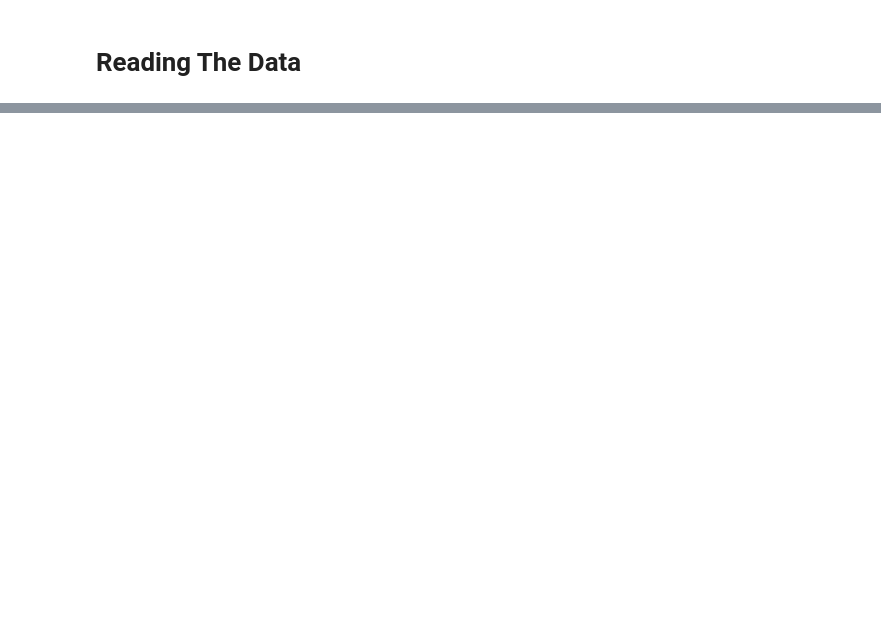
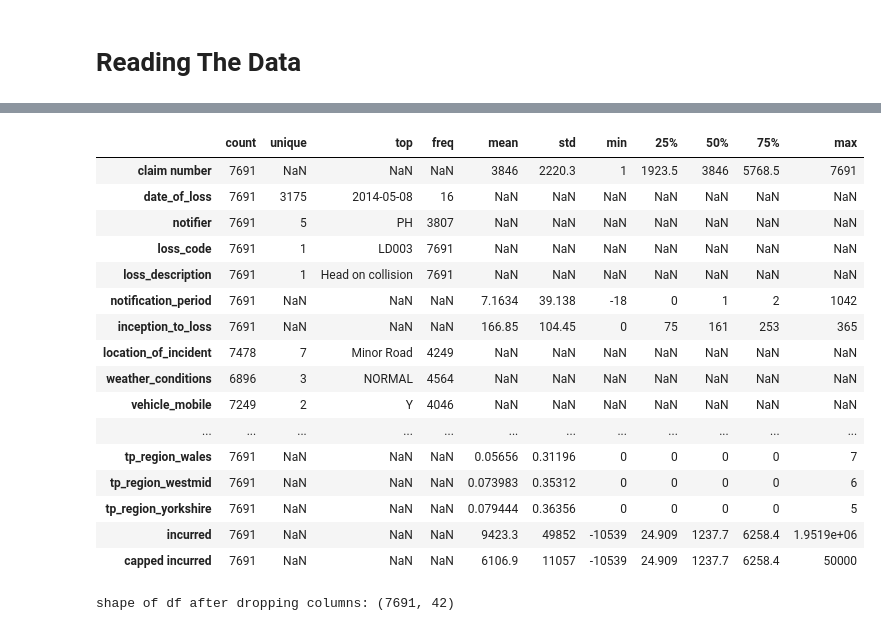
Before and after one commit to qusai238/fnol_modelling, a Jupyter notebook: notebooks/fnol_analysis.ipynb, the cells around one changed output, grey strips where cells are left out. Drawn from its saved outputs; the diff is of its cells as text; code cells hidden in the pictures; blank space fills up the shorter version.

Commit message:
feature engineering and EDA and adding some helper functions

```diff
--- a/notebooks/fnol_analysis.ipynb
+++ b/notebooks/fnol_analysis.ipynb
@@ -87,0 +98,8 @@ plt.show()
+# %%
+# noticed some abnormal entries in the data like N/k, n/k, #
+# will replace them with np.nan
+print(df['ph_considered_tp_at_fault'].value_counts(), '\n')
+print(df['location_of_incident'].value_counts())
+
+# apply the function to replace abnormal entries
+df = replace_abnormal_entries(df)
@@ -87,0 +145,40 @@ plt.show()
+# %%
+df.describe(include='all').transpose()
+
+#### notes
+# notfication period has negative values
+# tp_type_insd_pass_front is all zeros
+# tp_type_pass_multi is all zeros
+# loss code and loss description have only one value
+# try creating cyclical/new time based features from existing time based features
+
+### columns not sure what they mean
+# tp_type_insd_pass_back
+# tp_type_insd_pass_back
+# tp_type_driver
+# tp_type_pass_back
+# tp_type_pass_front
+# %% [output]
+|  | count | unique | top | freq | mean | std | min | 25% | 50% | 75% | max |
+| claim number | 7691 | NaN | NaN | NaN | 3846 | 2220.3 | 1 | 1923.5 | 3846 | 5768.5 | 7691 |
+| date_of_loss | 7691 | 3175 | 2014-05-08 | 16 | NaN | NaN | NaN | NaN | NaN | NaN | NaN |
+| notifier | 7691 | 5 | PH | 3807 | NaN | NaN | NaN | NaN | NaN | NaN | NaN |
+| loss_code | 7691 | 1 | LD003 | 7691 | NaN | NaN | NaN | NaN | NaN | NaN | NaN |
+| loss_description | 7691 | 1 | Head on collision | 7691 | NaN | NaN | NaN | NaN | NaN | NaN | NaN |
+| notification_period | 7691 | NaN | NaN | NaN | 7.1634 | 39.138 | -18 | 0 | 1 | 2 | 1042 |
+| inception_to_loss | 7691 | NaN | NaN | NaN | 166.85 | 104.45 | 0 | 75 | 161 | 253 | 365 |
+| location_of_incident | 7478 | 7 | Minor Road | 4249 | NaN | NaN | NaN | NaN | NaN | NaN | NaN |
+| weather_conditions | 6896 | 3 | NORMAL | 4564 | NaN | NaN | NaN | NaN | NaN | NaN | NaN |
+| vehicle_mobile | 7249 | 2 | Y | 4046 | NaN | NaN | NaN | NaN | NaN | NaN | NaN |
+| ... | ... | ... | ... | ... | ... | ... | ... | ... | ... | ... | ... |
+| tp_region_wales | 7691 | NaN | NaN | NaN | 0.05656 | 0.31196 | 0 | 0 | 0 | 0 | 7 |
+| tp_region_westmid | 7691 | NaN | NaN | NaN | 0.073983 | 0.35312 | 0 | 0 | 0 | 0 | 6 |
+| tp_region_yorkshire | 7691 | NaN | NaN | NaN | 0.079444 | 0.36356 | 0 | 0 | 0 | 0 | 5 |
+| incurred | 7691 | NaN | NaN | NaN | 9423.3 | 49852 | -10539 | 24.909 | 1237.7 | 6258.4 | 1.9519e+06 |
+| capped incurred | 7691 | NaN | NaN | NaN | 6106.9 | 11057 | -10539 | 24.909 | 1237.7 | 6258.4 | 50000 |
+# %%
+# dropping the following columns as they have only one value
+df.drop(columns=['loss_code', 'loss_description', 'tp_type_insd_pass_front', 'tp_type_pass_multi'], inplace=True)
+print("shape of df after dropping columns:", df.shape)
+# %% [output]
+shape of df after dropping columns: (7691, 42)
```
Also changed, not shown: parts of 17 cells of this notebook, 3 other files.
